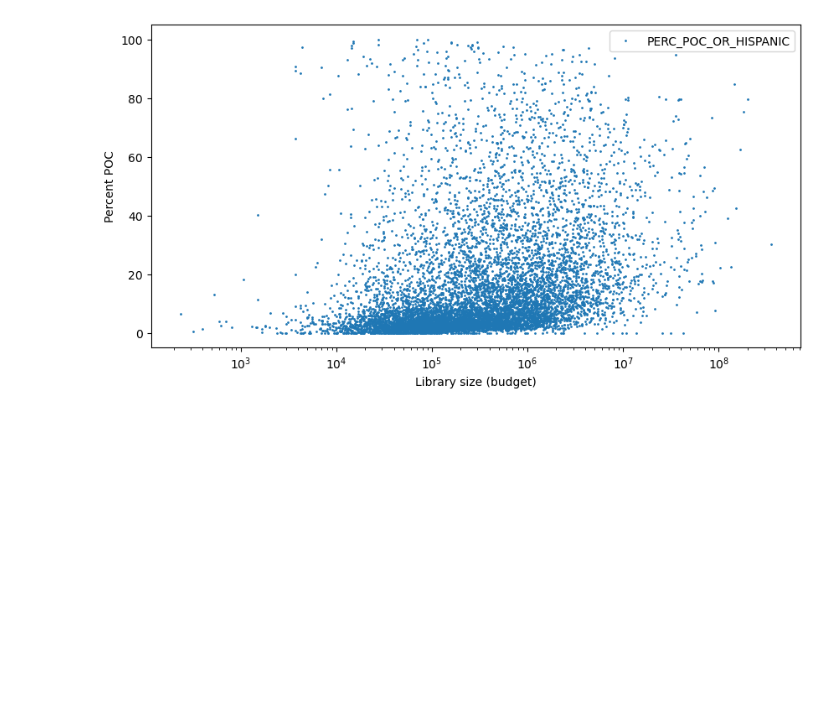
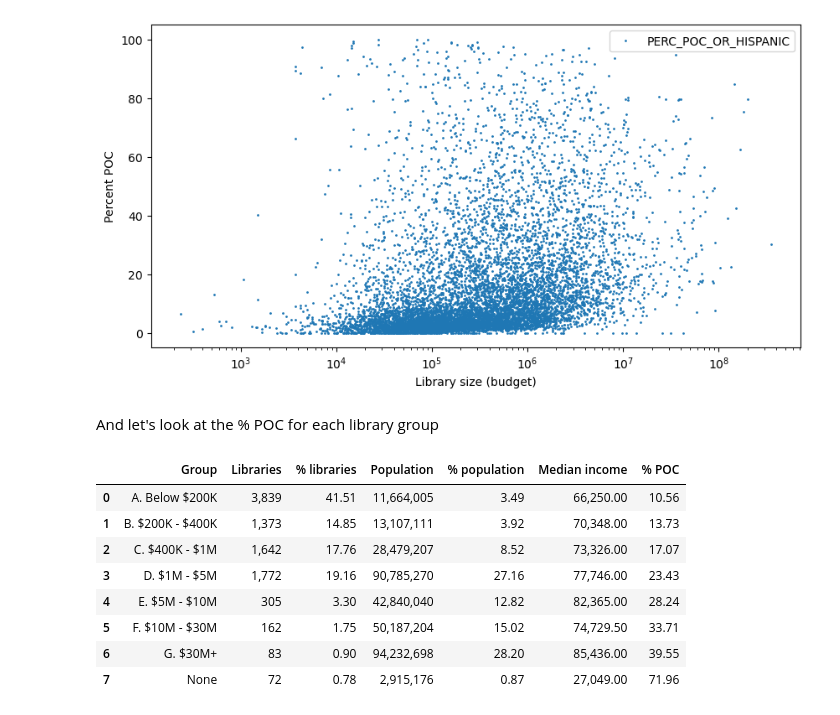
Before and after one commit to beefoo/public-library-survey, a Jupyter notebook: faq.ipynb, the cells around one changed output. Drawn from its saved outputs; the diff is of its cells as text; code cells hidden in the pictures; blank space fills up the shorter version.

```diff
--- a/faq.ipynb
+++ b/faq.ipynb
@@ -137,0 +141,3 @@ Text(0, 0.5, 'Median household income')
+# %%
+stats_df["Median income"] = stats_df.apply(lambda row: lib_df[lib_df["BUDGET_CATEGORY"] == row["Group"]]["MEDIAN_INCOME"].median(), axis=1)
+stats_df.style.format(precision=2, thousands=",")
@@ -145,3 +161,18 @@ ax.set_ylabel("Percent POC")
 # %% [output]
 Text(0, 0.5, 'Percent POC')
 [figure]
+# %% [markdown]
+And let's look at the % POC for each library group
+# %%
+stats_df["% POC"] = stats_df.apply(lambda row: lib_df[lib_df["BUDGET_CATEGORY"] == row["Group"]]["PERC_POC_OR_HISPANIC"].mean(), axis=1)
+stats_df.style.format(precision=2, thousands=",")
+# %% [output]
+|  | Group | Libraries | % libraries | Population | % population | Median income | % POC |
+| 0 | A. Below $200K | 3,839 | 41.51 | 11,664,005 | 3.49 | 66,250.00 | 10.56 |
+| 1 | B. $200K - $400K | 1,373 | 14.85 | 13,107,111 | 3.92 | 70,348.00 | 13.73 |
+| 2 | C. $400K - $1M | 1,642 | 17.76 | 28,479,207 | 8.52 | 73,326.00 | 17.07 |
+| 3 | D. $1M - $5M | 1,772 | 19.16 | 90,785,270 | 27.16 | 77,746.00 | 23.43 |
+| 4 | E. $5M - $10M | 305 | 3.30 | 42,840,040 | 12.82 | 82,365.00 | 28.24 |
+| 5 | F. $10M - $30M | 162 | 1.75 | 50,187,204 | 15.02 | 74,729.50 | 33.71 |
+| 6 | G. $30M+ | 83 | 0.90 | 94,232,698 | 28.20 | 85,436.00 | 39.55 |
+| 7 | None | 72 | 0.78 | 2,915,176 | 0.87 | 27,049.00 | 71.96 |
```
Also changed, not shown: parts of 5 cells of this notebook.
